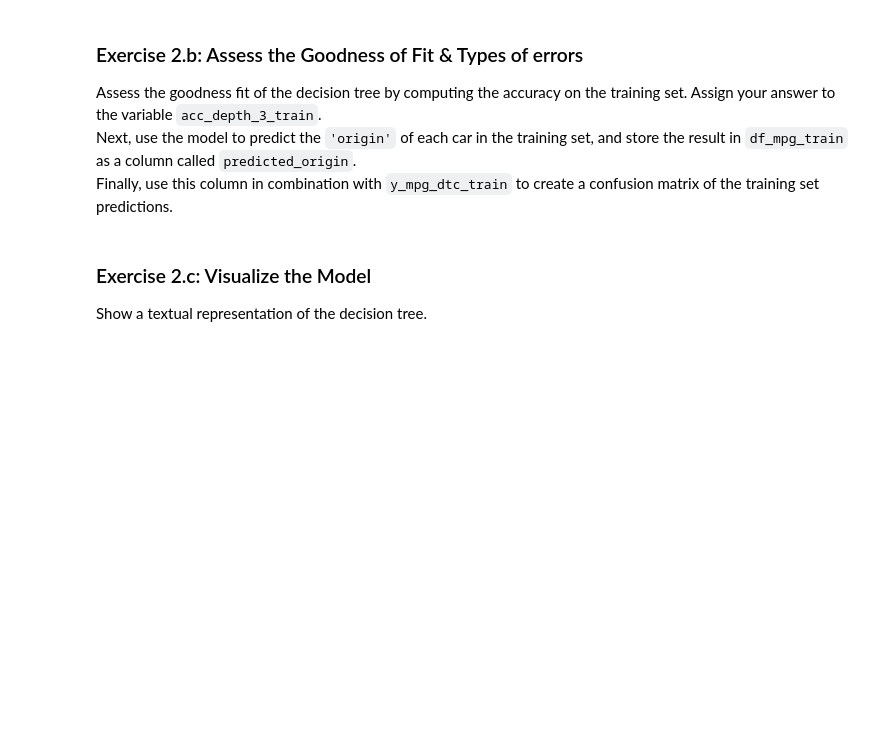
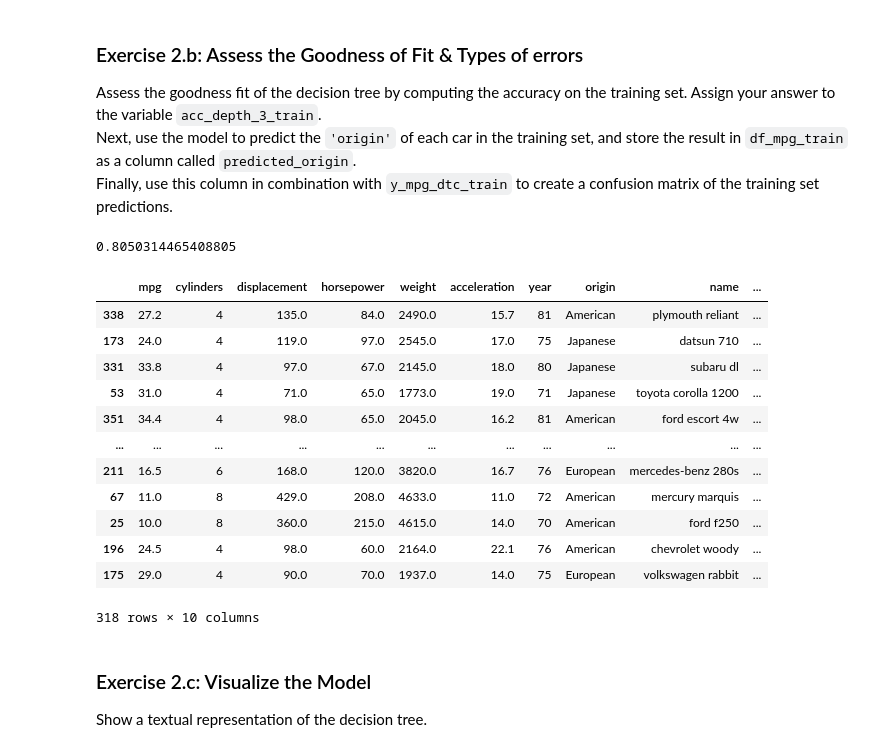
Before and after one commit to Modgen1/2IAB1, a Jupyter notebook: 3_DMM/Exercises-DMM-2076209.ipynb, the cells around one changed output. Drawn from its saved outputs; the diff is of its cells as text; code cells hidden in the pictures; blank space fills up the shorter version.

```diff
--- a/3_DMM/Exercises-DMM-2076209.ipynb
+++ b/3_DMM/Exercises-DMM-2076209.ipynb
@@ -1039,0 +1034,19 @@ feature_importances_depth_3
+# %%
+#// BEGIN_TODO [DMM_2a] Decision tree (4 points)
+
+features = ['mpg', 'cylinders', 'displacement', 'weight', 'acceleration', 'year']
+
+X_mpg_dtc_train = df_mpg_train[features].copy()
+y_mpg_dtc_train = df_mpg_train[['origin']].copy()
+
+X_mpg_dtc_test = df_mpg_test[features].copy()
+y_mpg_dtc_test = df_mpg_test[['origin']].copy()
+
+dtc_depth_3 = DecisionTreeClassifier(max_depth=3)
+dtc_depth_3.fit(X_mpg_dtc_train, y_mpg_dtc_train)
+
+feature_importances_depth_3 = pd.DataFrame([dtc_depth_3.feature_importances_], columns=X_mpg_dtc_train.columns)
+
+#// END_TODO [DMM_2a]
+
+feature_importances_depth_3
@@ -1046,13 +1062,34 @@ Finally, use this column in combination with `y_mpg_dtc_train` to create a confu
 # %%
 #// BEGIN_TODO [DMM_2b] Training set accuracy for a decision tree of depth <= 3 & Confusion matrix (2 points)
 
-# ===== =====> Replace this line by your code. <===== ===== #
+acc_depth_3_train = dtc_depth_3.score(X_mpg_dtc_train, y_mpg_dtc_train)
+
+pred = pd.DataFrame(dtc_depth_3.predict(X_mpg_dtc_train))
+df_mpg_train[['predicted_origin']] = pred
+
+confusion_matrix(y_mpg_dtc_train, pred)
 
 #// END_TODO [DMM_2b]
 
 acc_depth_3_train
+# %% [output]
+0.8050314465408805
 # %%
-df_mpg_train.head()
+df_mpg_train
+# %% [output]
+|  | mpg | cylinders | displacement | horsepower | weight | acceleration | year | origin | name | ... |
+| 338 | 27.2 | 4 | 135.0 | 84.0 | 2490.0 | 15.7 | 81 | American | plymouth reliant | ... |
+| 173 | 24.0 | 4 | 119.0 | 97.0 | 2545.0 | 17.0 | 75 | Japanese | datsun 710 | ... |
+| 331 | 33.8 | 4 | 97.0 | 67.0 | 2145.0 | 18.0 | 80 | Japanese | subaru dl | ... |
+| 53 | 31.0 | 4 | 71.0 | 65.0 | 1773.0 | 19.0 | 71 | Japanese | toyota corolla 1200 | ... |
+| 351 | 34.4 | 4 | 98.0 | 65.0 | 2045.0 | 16.2 | 81 | American | ford escort 4w | ... |
+| ... | ... | ... | ... | ... | ... | ... | ... | ... | ... | ... |
+| 211 | 16.5 | 6 | 168.0 | 120.0 | 3820.0 | 16.7 | 76 | European | mercedes-benz 280s | ... |
+| 67 | 11.0 | 8 | 429.0 | 208.0 | 4633.0 | 11.0 | 72 | American | mercury marquis | ... |
+| 25 | 10.0 | 8 | 360.0 | 215.0 | 4615.0 | 14.0 | 70 | American | ford f250 | ... |
+| 196 | 24.5 | 4 | 98.0 | 60.0 | 2164.0 | 22.1 | 76 | American | chevrolet woody | ... |
+| 175 | 29.0 | 4 | 90.0 | 70.0 | 1937.0 | 14.0 | 75 | European | volkswagen rabbit | ... |
+318 rows × 10 columns
 # %% [markdown]
 ### Exercise 2.c: Visualize the Model
 
```
Also changed, not shown: parts of 18 cells of this notebook.
